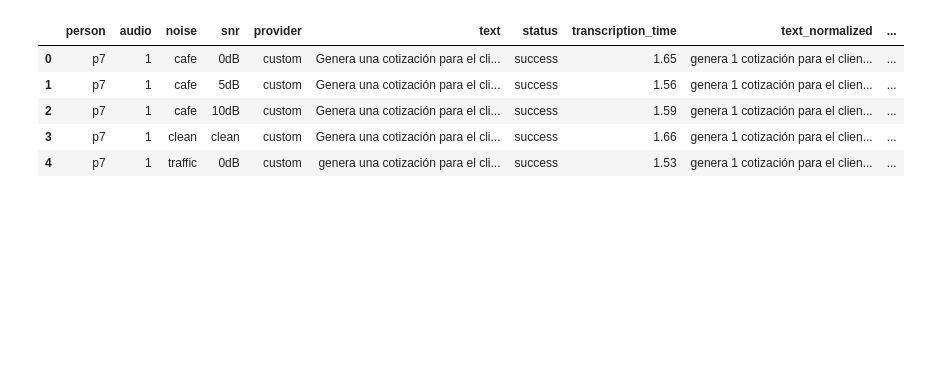
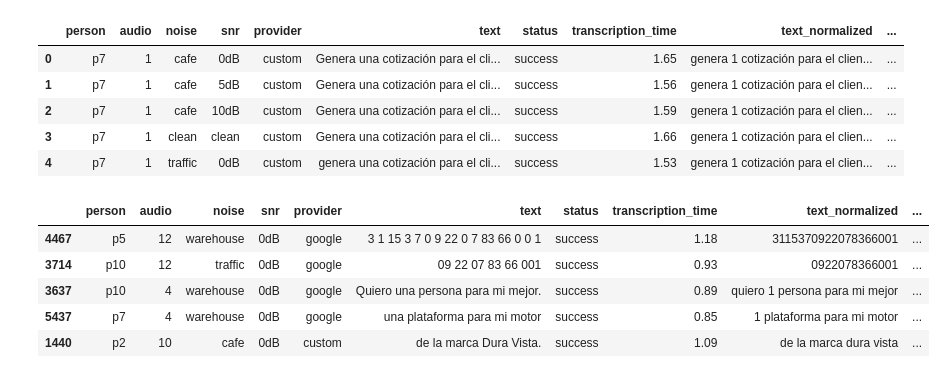
Before and after one commit to agomezb/ASR-Comparative, a Jupyter notebook: 4_bertscore.ipynb, the cells around one changed output. Cells and saved outputs as stored; diff of their text form; code cells hidden in the pictures; blank space fills up the shorter version.

Commit message:
feat: Introduce new notebooks for WER, BIAS WER, BERTScore, and METEOR analysis

```diff
--- a/4_bertscore.ipynb
+++ b/4_bertscore.ipynb
@@ -192,3 +203,16 @@ df.head()
 | 2 | p7 | 1 | cafe | 10dB | custom | Genera una cotización para el cli... | success | 1.59 | genera 1 cotización para el clien... | ... |
 | 3 | p7 | 1 | clean | clean | custom | Genera una cotización para el cli... | success | 1.66 | genera 1 cotización para el clien... | ... |
 | 4 | p7 | 1 | traffic | 0dB | custom | genera una cotización para el cli... | success | 1.53 | genera 1 cotización para el clien... | ... |
+# %%
+# Cargar bert_dataset.csv y mostrar los 20 registros con menor bertscore_f1
+import pandas as pd
+df_bert = pd.read_csv('/content/drive/MyDrive/asr/bert_dataset.csv')
+peores_20 = df_bert.nsmallest(5, 'bertscore_f1')
+display(peores_20)
+# %% [output]
+|  | person | audio | noise | snr | provider | text | status | transcription_time | text_normalized | ... |
+| 4467 | p5 | 12 | warehouse | 0dB | google | 3 1 15 3 7 0 9 22 0 7 83 66 0 0 1 | success | 1.18 | 3115370922078366001 | ... |
+| 3714 | p10 | 12 | traffic | 0dB | google | 09 22 07 83 66 001 | success | 0.93 | 0922078366001 | ... |
+| 3637 | p10 | 4 | warehouse | 0dB | google | Quiero una persona para mi mejor. | success | 0.89 | quiero 1 persona para mi mejor | ... |
+| 5437 | p7 | 4 | warehouse | 0dB | google | una plataforma para mi motor | success | 0.85 | 1 plataforma para mi motor | ... |
+| 1440 | p2 | 10 | cafe | 0dB | custom | de la marca Dura Vista. | success | 1.09 | de la marca dura vista | ... |
```
Also changed, not shown: parts of 7 cells of this notebook, 8 other files.
